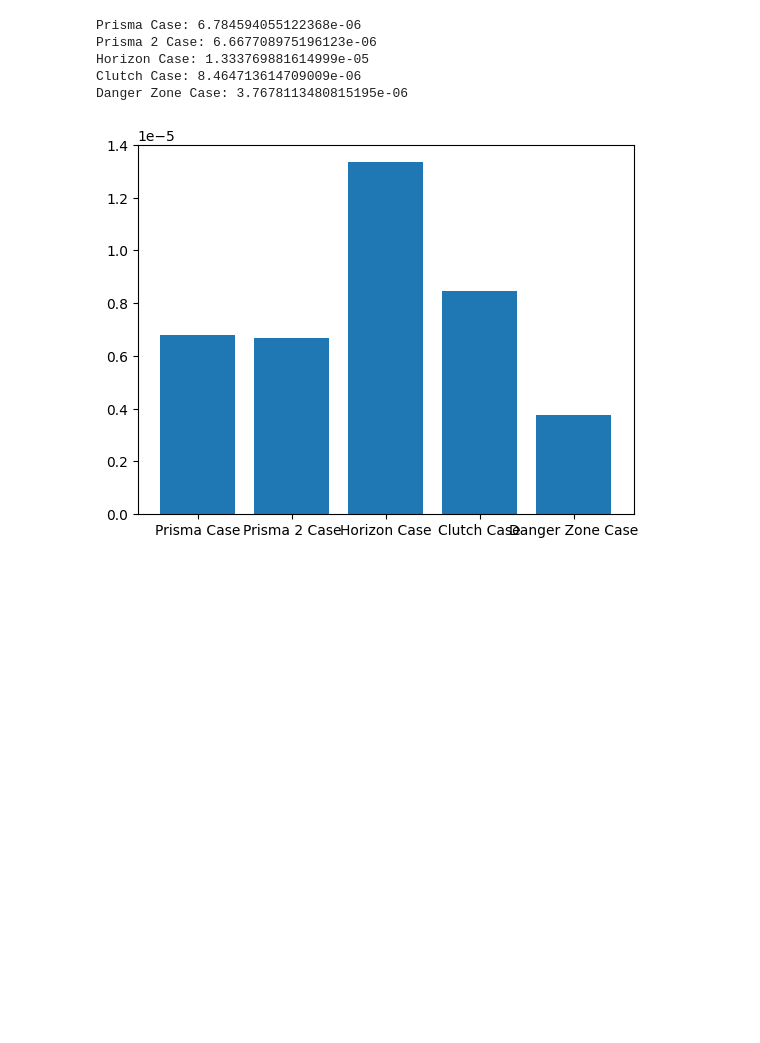
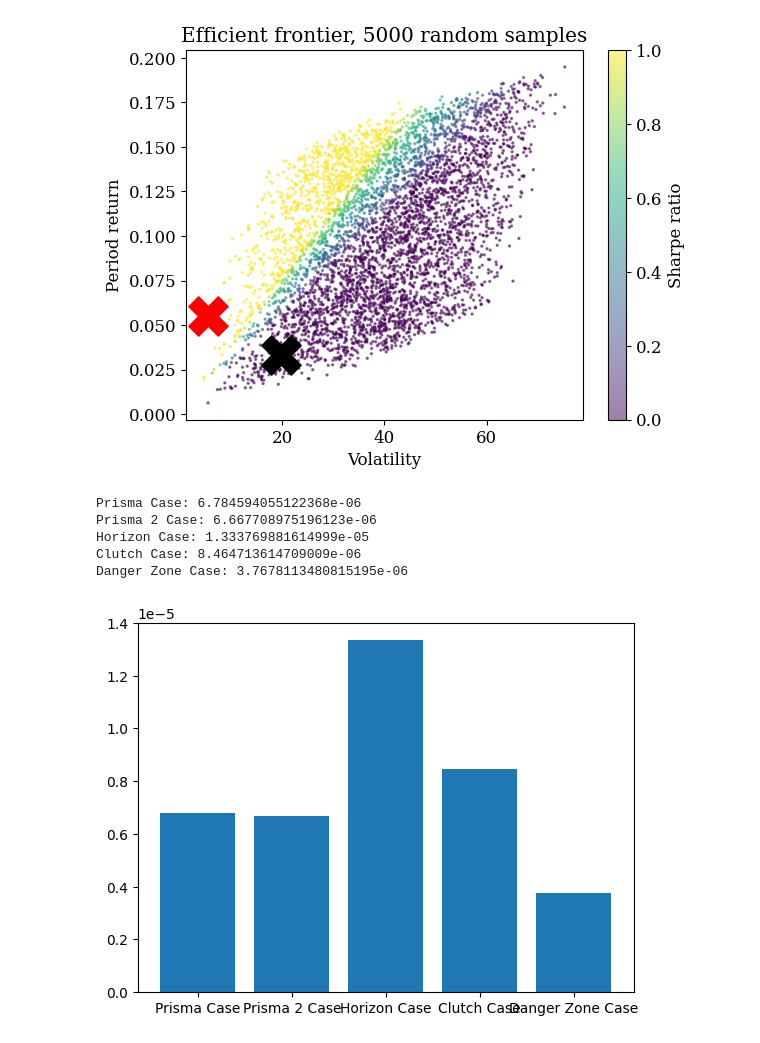
Before and after one commit to wilhelmagren/bmrf, a Jupyter notebook: investments.ipynb, the cells around one changed output. Saved outputs shown, nothing was run; the diff lists cells and outputs as text; code cells hidden in the pictures; blank space fills up the shorter version.

```diff
--- a/investments.ipynb
+++ b/investments.ipynb
@@ -80,0 +139,18 @@ plt.show()
+# %%
+averages = []
+
+def divv(a, b):
+    return a / b
+
+for s in assets:
+    xd = mod_dataset[s]['price'][1:]
+    xdd = mod_dataset[s]['price'][:-1]
+    _div = np.vectorize(divv)
+    period_returns = _div(xd, xdd) - 1
+    averages.append(period_returns.mean())
+
+averages = np.array(averages)
+covariance = np.cov([mod_dataset[s]['price'] for s in assets])
+
+print(averages)
+print(covariance)
@@ -81,3 +193,28 @@ plt.show()
+# %%
+anton = np.array([10, 10, 10, 0, 0, 0])
+
+antonmu = anton.T.dot(averages)
+antonvol = np.sqrt(anton.T.dot(covariance).dot(x))
+
+opt = np.array([0, 0, 2, 0, 0, 4])
+optmu = opt.T.dot(averages)
+optvol = np.sqrt(opt.T.dot(covariance).dot(opt))
+# %%
+import matplotlib
+plt.rcParams['font.family'] = 'serif'
+plt.rcParams['font.size'] = 12
+cmap = matplotlib.colormaps.get_cmap('viridis')
+colors = [cmap(s) for s in pr]
+scatter = plt.scatter(portfolio_volatility, portfolio_returns, s=2.0, alpha=0.5, c=colors)
+plt.scatter(antonvol, antonmu, marker='X', s=800.0, c='black', alpha=1.0)
+plt.scatter(optvol, optmu, marker='X', s=800.0, c='red', alpha=1.0)
+plt.colorbar(scatter, label='Sharpe ratio')
+plt.xlabel('Volatility')
+plt.ylabel('Period return')
+plt.title(f'Efficient frontier, {n_samples} random samples')
+plt.show()
+# %% [output]
+[figure, added]
 # %%
 quantity = {}
 quantity['Clutch Case'] = 119437
```
Also changed, not shown: parts of 9 cells of this notebook.
